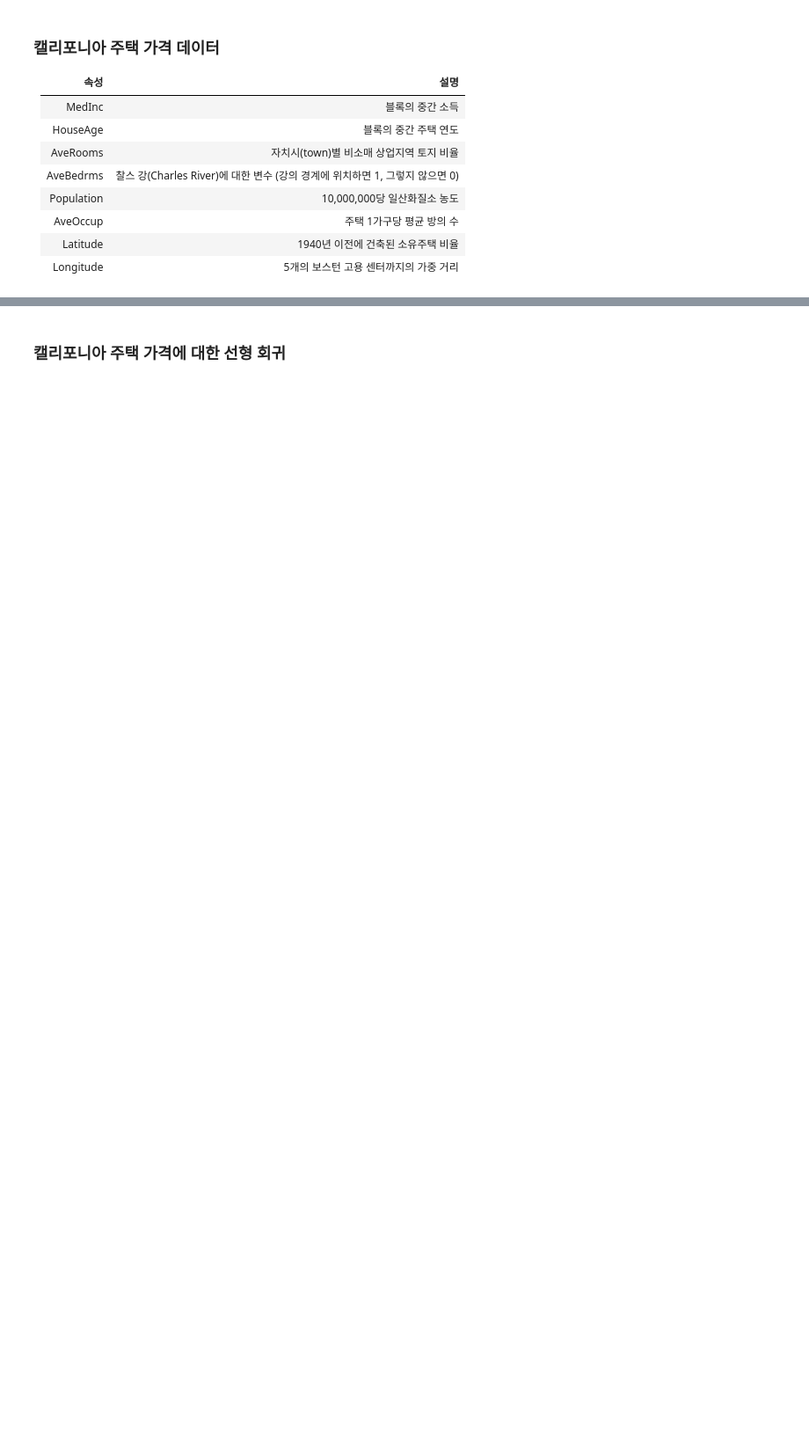
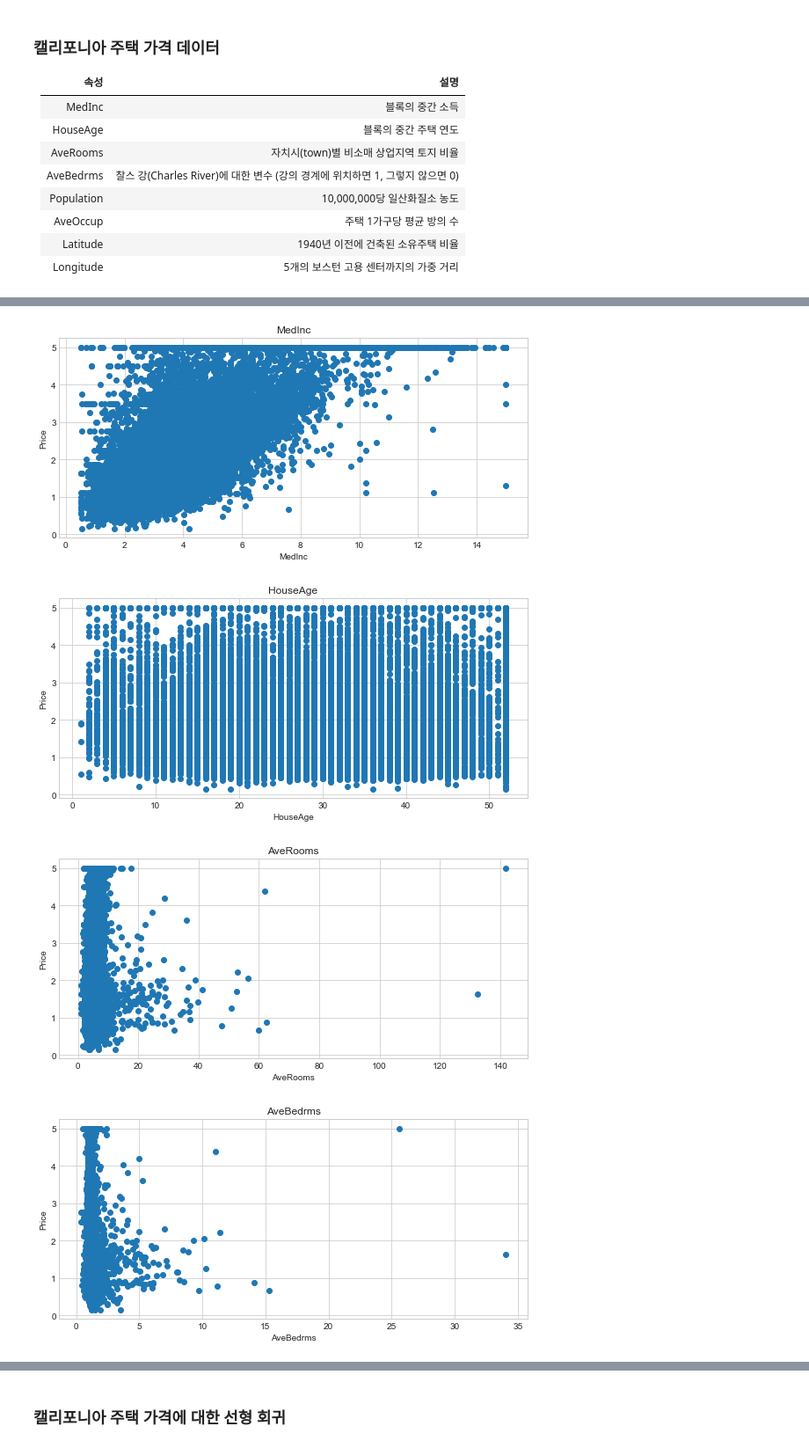
Before and after one commit to fasthill/scikit-learn-study, a Jupyter notebook: 2_선형_모델(Linear_Models).ipynb, the cells around one changed output, grey strips where cells are left out. Shown at 88% size. Drawn from its saved outputs; the diff is of its cells as text; code cells hidden in the pictures; blank space fills up the shorter version.

Commit message:
california housing

```diff
--- a/2_선형_모델(Linear_Models).ipynb
+++ b/2_선형_모델(Linear_Models).ipynb
@@ -199,3 +249,7 @@ sns.heatmap(boston_df, annot=True)
 생성된 회귀 모델에 대해서 평가를 위해 LinearRegression 객체에 포함된 두 개의 속성 값을 통해 수식을 표현
 * intercept_: 추정된 상수항
 * coef_: 추정된 가중치 벡터
+# %%
+print('y= ' + str(model.intercept_) + ' ')
+for i, c in enumerate(model.coef_):
+    print(str(c) + ' * X' + str(i))
@@ -214,0 +325,4 @@ sns.heatmap(boston_df, annot=True)
+# %%
+california = fetch_california_housing()
+print(california.keys())
+print(california.DESCR)
@@ -214,0 +351,3 @@ sns.heatmap(boston_df, annot=True)
+# %%
+california_df = pd.DataFrame(data=california.data, columns=california.feature_names)
+california_df.head()
@@ -214,0 +361,3 @@ sns.heatmap(boston_df, annot=True)
+# %%
+california_df[california.target_names[0]] = california.target
+california_df.head()
@@ -214,0 +383,13 @@ sns.heatmap(boston_df, annot=True)
+# %%
+for i, col in enumerate(california_df.columns[:-1]):
+    plt.figure(figsize=(8,4))
+    plt.scatter( california_df[col], california_df.iloc[:, -1])
+    plt.title(col)
+    plt.ylabel('Price')
+    plt.xlabel(col)
+    plt.tight_layout()
+# %% [output]
+[figure, added]
+[figure, added]
+[figure, added]
+[figure, added]
```
Also changed, not shown: parts of 36 cells of this notebook.
